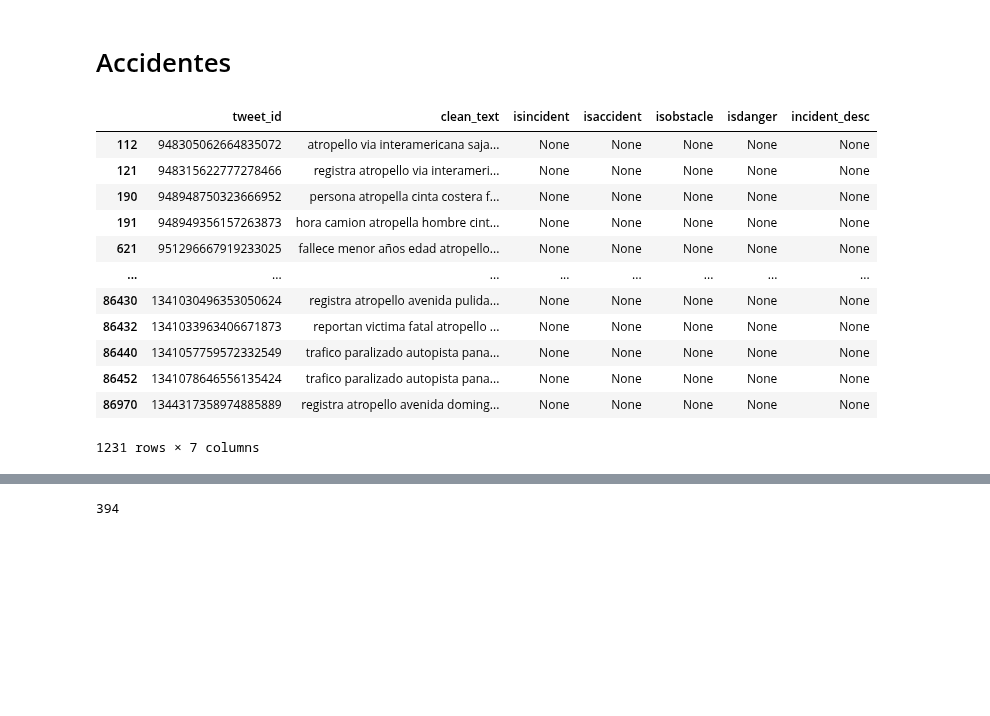
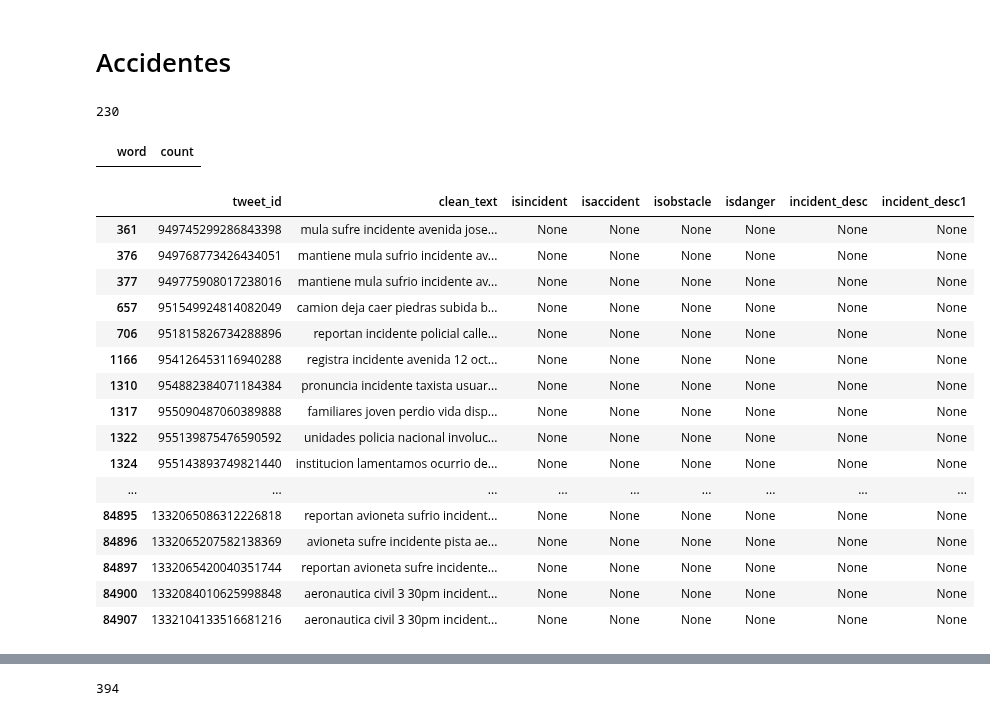
Before and after one commit to Liu-Lc/TwitterTraffic-Pty, a Jupyter notebook: TweetData/clean_data.ipynb, the cells around one changed output, grey strips where cells are left out. Cells and saved outputs as stored; diff of their text form; code cells hidden in the pictures; blank space fills up the shorter version.

Commit message:
27k pending to clean

```diff
--- a/TweetData/clean_data.ipynb
+++ b/TweetData/clean_data.ipynb
@@ -67,3 +81,8 @@ len(short_df[short_df.isincident.isnull()])
 pd.set_option('display.max_columns', 500)
 pd.set_option("max_colwidth", 200)
 pd.set_option('display.max_rows', 500)
+pd.set_option('display.min_rows', 100)
+# %%
+## Check the true with the keyword
+extract = short_df.clean_text.str.contains('altura') & short_df.isincident.isnull()
+short_df[extract]
@@ -70,2 +131,13 @@ pd.set_option('display.max_rows', 500)
 # %% [markdown]
 # Accidentes
+# %%
+len(short_df[extract])
+# %% [output]
+230
+# %%
+counts = Counter(' '.join(short_df[extract].clean_text).split())
+# short_df.isaccident.isnull() & short_df.clean_text.notnull()
+freq = pd.DataFrame(counts.most_common(20), columns=['word', 'count'])
+freq.head(5)
+# %% [output]
+|  | word | count |
@@ -72,17 +150,21 @@ pd.set_option('display.max_rows', 500)
 # %%
-extract = short_df.clean_text.str.contains('atropell[ a-z]*') & short_df.isaccident.isnull()
+extract = short_df.clean_text.str.contains(' incidente ') & short_df.isincident.isnull()
 short_df[extract]
 # %% [output]
-|  | tweet_id | clean_text | isincident | isaccident | isobstacle | isdanger | incident_desc |
-| 112 | 948305062664835072 | atropello via interamericana saja... | None | None | None | None | None |
-| 121 | 948315622777278466 | registra atropello via interameri... | None | None | None | None | None |
-| 190 | 948948750323666952 | persona atropella cinta costera f... | None | None | None | None | None |
-| 191 | 948949356157263873 | hora camion atropella hombre cint... | None | None | None | None | None |
-| 621 | 951296667919233025 | fallece menor años edad atropello... | None | None | None | None | None |
-| ... | ... | ... | ... | ... | ... | ... | ... |
-| 86430 | 1341030496353050624 | registra atropello avenida pulida... | None | None | None | None | None |
-| 86432 | 1341033963406671873 | reportan victima fatal atropello ... | None | None | None | None | None |
-| 86440 | 1341057759572332549 | trafico paralizado autopista pana... | None | None | None | None | None |
-| 86452 | 1341078646556135424 | trafico paralizado autopista pana... | None | None | None | None | None |
-| 86970 | 1344317358974885889 | registra atropello avenida doming... | None | None | None | None | None |
+|  | tweet_id | clean_text | isincident | isaccident | isobstacle | isdanger | incident_desc | incident_desc1 |
+| 361 | 949745299286843398 | mula sufre incidente avenida jose... | None | None | None | None | None | None |
+| 376 | 949768773426434051 | mantiene mula sufrio incidente av... | None | None | None | None | None | None |
+| 377 | 949775908017238016 | mantiene mula sufrio incidente av... | None | None | None | None | None | None |
+| 657 | 951549924814082049 | camion deja caer piedras subida b... | None | None | None | None | None | None |
+| 706 | 951815826734288896 | reportan incidente policial calle... | None | None | None | None | None | None |
+| 1166 | 954126453116940288 | registra incidente avenida 12 oct... | None | None | None | None | None | None |
+| 1310 | 954882384071184384 | pronuncia incidente taxista usuar... | None | None | None | None | None | None |
+| 1317 | 955090487060389888 | familiares joven perdio vida disp... | None | None | None | None | None | None |
+| 1322 | 955139875476590592 | unidades policia nacional involuc... | None | None | None | None | None | None |
+| 1324 | 955143893749821440 | institucion lamentamos ocurrio de... | None | None | None | None | None | None |
+| ... | ... | ... | ... | ... | ... | ... | ... | ... |
+| 84895 | 1332065086312226818 | reportan avioneta sufrio incident... | None | None | None | None | None | None |
+| 84896 | 1332065207582138369 | avioneta sufre incidente pista ae... | None | None | None | None | None | None |
+| 84897 | 1332065420040351744 | reportan avioneta sufre incidente... | None | None | None | None | None | None |
+| 84900 | 1332084010625998848 | aeronautica civil 3 30pm incident... | None | None | None | None | None | None |
+| 84907 | 1332104133516681216 | aeronautica civil 3 30pm incident... | None | None | None | None | None | None |
-1231 rows × 7 columns
```
Also changed, not shown: parts of 32 cells of this notebook, 2 other files.
